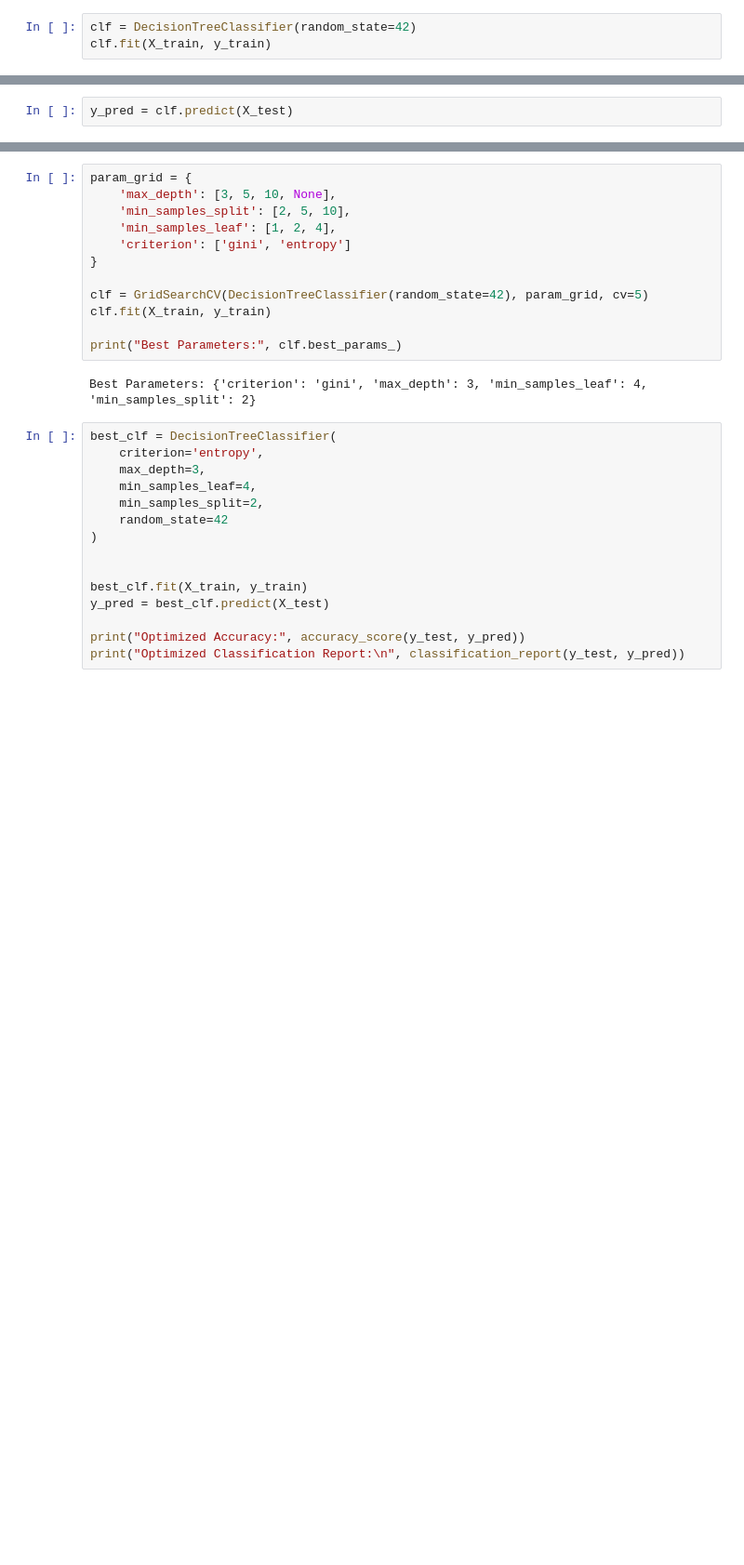
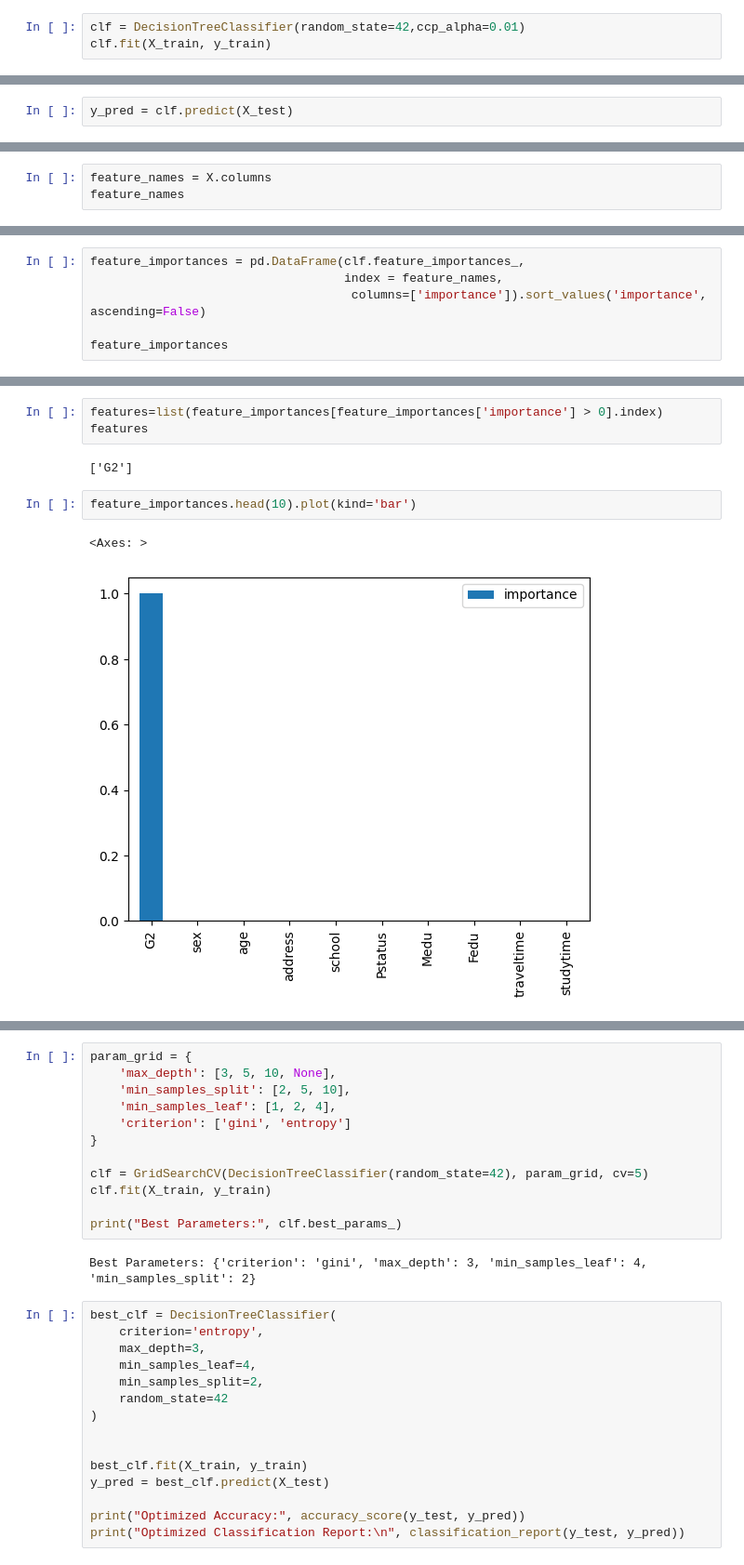
Before and after one commit to kelvinadaisky/Student-Performance-Prediciton, a Jupyter notebook: StudentPerformance.ipynb, the cells around one changed output, grey strips where cells are left out. Shown: that part at 93% size. Drawn from its saved outputs; the diff is of its cells as text; blank space fills up the shorter version.

```diff
--- a/StudentPerformance.ipynb
+++ b/StudentPerformance.ipynb
@@ -186,6 +186,6 @@ guardian_mother       bool
 guardian_other        bool
 dtype: object
 # %%
-clf = DecisionTreeClassifier(random_state=42)
+clf = DecisionTreeClassifier(random_state=42,ccp_alpha=0.01)
 clf.fit(X_train, y_train)
 # %% [output]
@@ -209,0 +226,3 @@ weighted avg       0.87      0.87      0.87       418
+# %%
+feature_names = X.columns
+feature_names
@@ -209,0 +246,6 @@ weighted avg       0.87      0.87      0.87       418
+# %%
+feature_importances = pd.DataFrame(clf.feature_importances_,
+                                   index = feature_names,
+                                    columns=['importance']).sort_values('importance', ascending=False)
+
+feature_importances
@@ -209,0 +270,10 @@ weighted avg       0.87      0.87      0.87       418
+# %%
+features=list(feature_importances[feature_importances['importance'] > 0].index)
+features
+# %% [output]
+['G2']
+# %%
+feature_importances.head(10).plot(kind='bar')
+# %% [output]
+<Axes: >
+[figure, added]
```
Also changed, not shown: parts of 12 cells of this notebook.
